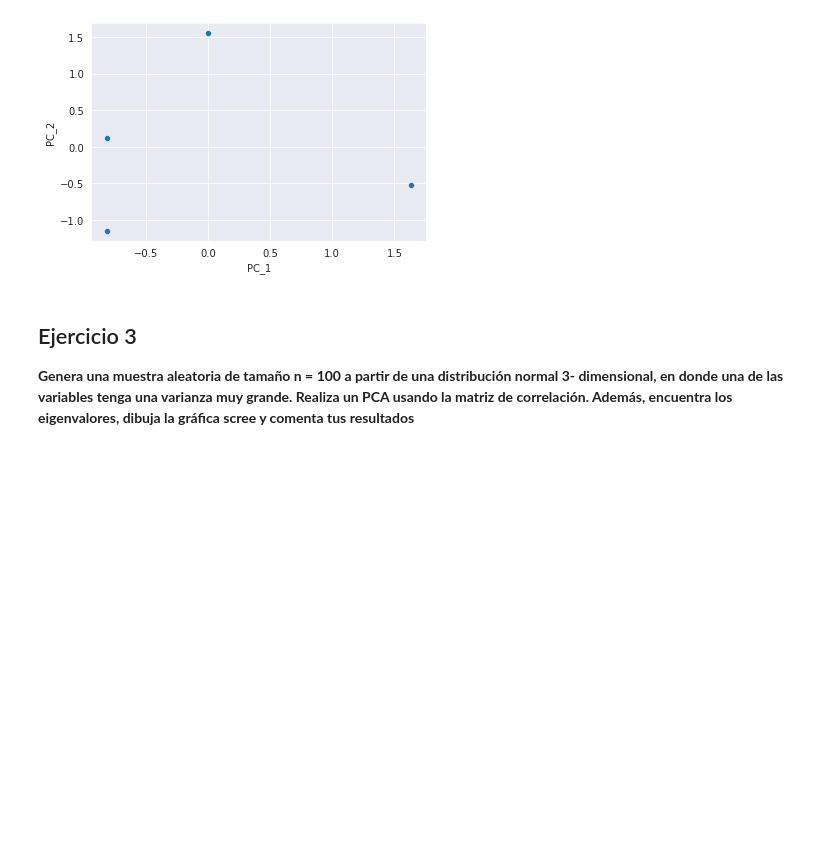
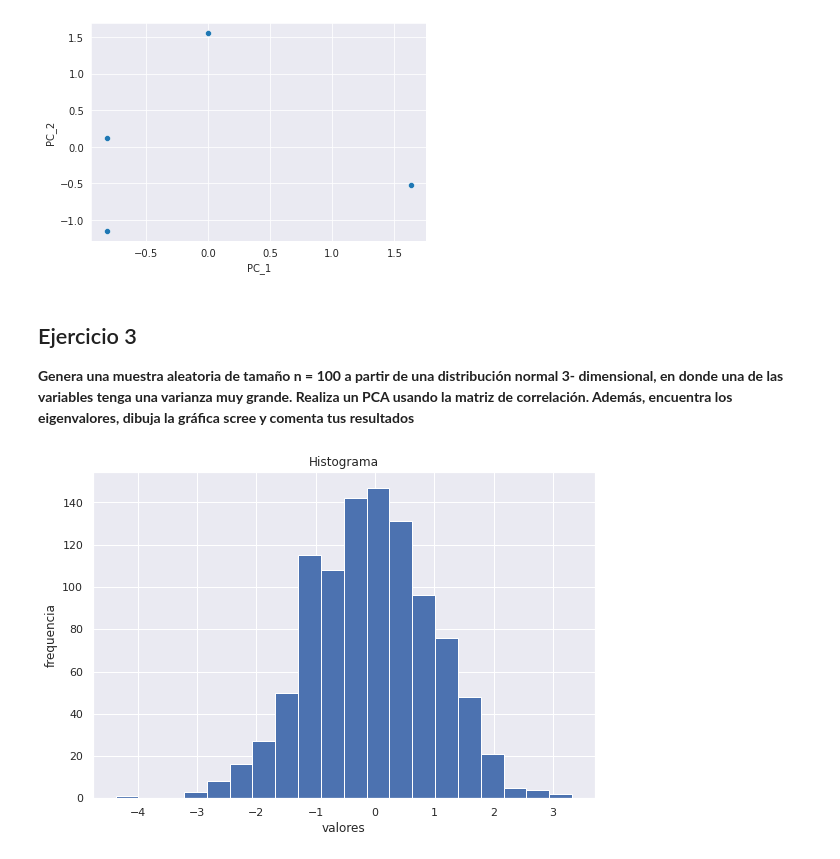
Before and after one commit to ADRIANVM117/proyectos_propios, a Jupyter notebook: actuaria/estadistica_multi/tarea_1_PCA.ipynb, the cells around one changed output. Saved outputs shown, nothing was run; the diff lists cells and outputs as text; code cells hidden in the pictures; blank space fills up the shorter version.

```diff
--- a/actuaria/estadistica_multi/tarea_1_PCA.ipynb
+++ b/actuaria/estadistica_multi/tarea_1_PCA.ipynb
@@ -144,3 +143,20 @@ plt.show()
 <b>  Genera una muestra aleatoria de tamaño n = 100 a partir de una distribución normal 3-
 dimensional, en donde una de las variables tenga una varianza muy grande. Realiza un PCA usando la
 matriz de correlación. Además, encuentra los eigenvalores, dibuja la gráfica scree y comenta tus resultados  </b>
+# %%
+# Generamos una muestra
+mu, sigma = 0, 1 # media y desvio estandar
+datos = np.random.normal(mu, sigma, 1000) #creando muestra de datos
+
+# Graficamos
+# histograma de distribución normal.
+import seaborn as sns
+sns.set()
+plt.figure(figsize =(9,6))
+plt.hist(datos, 20)
+plt.ylabel('frequencia')
+plt.xlabel('valores')
+plt.title('Histograma')
+plt.show()
+# %% [output]
+[figure, added]
```
Also changed, not shown: parts of 4 cells of this notebook.
